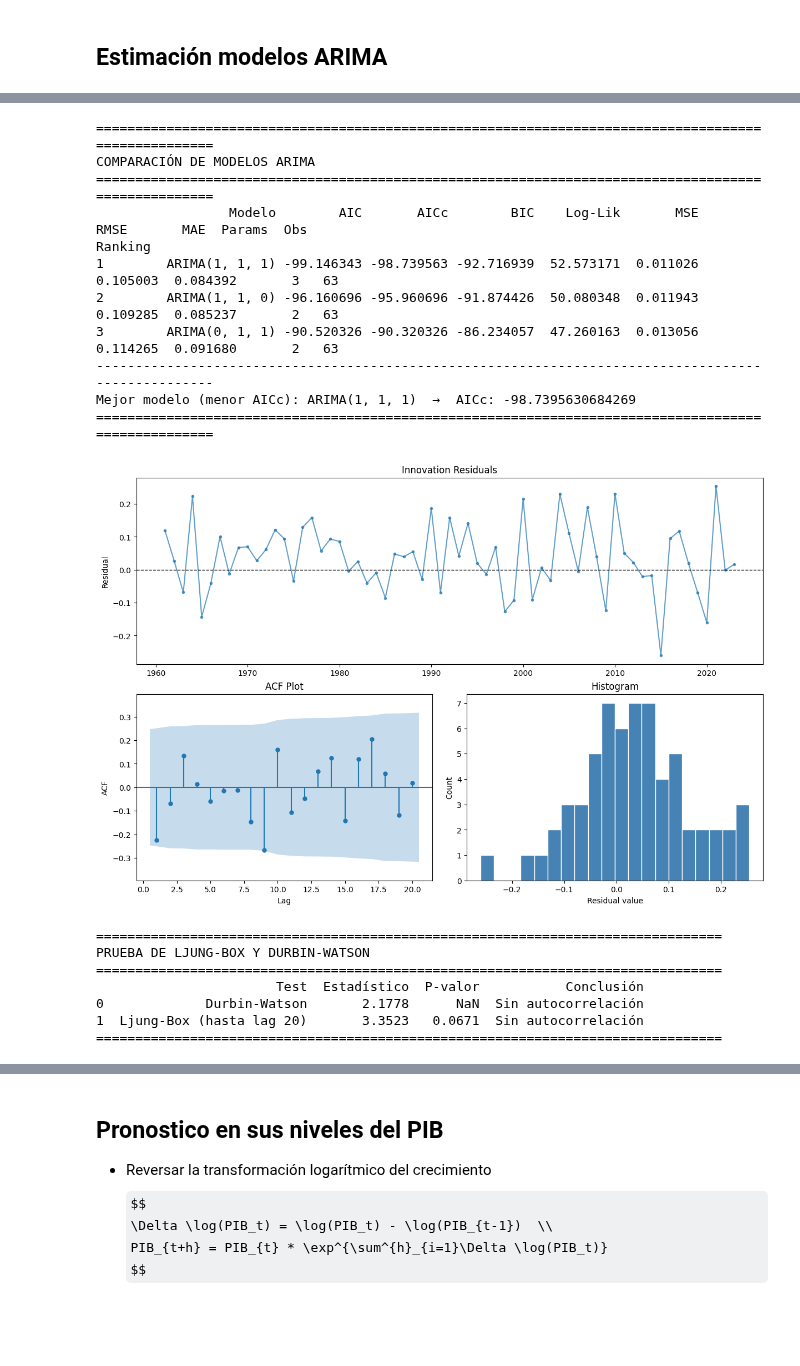
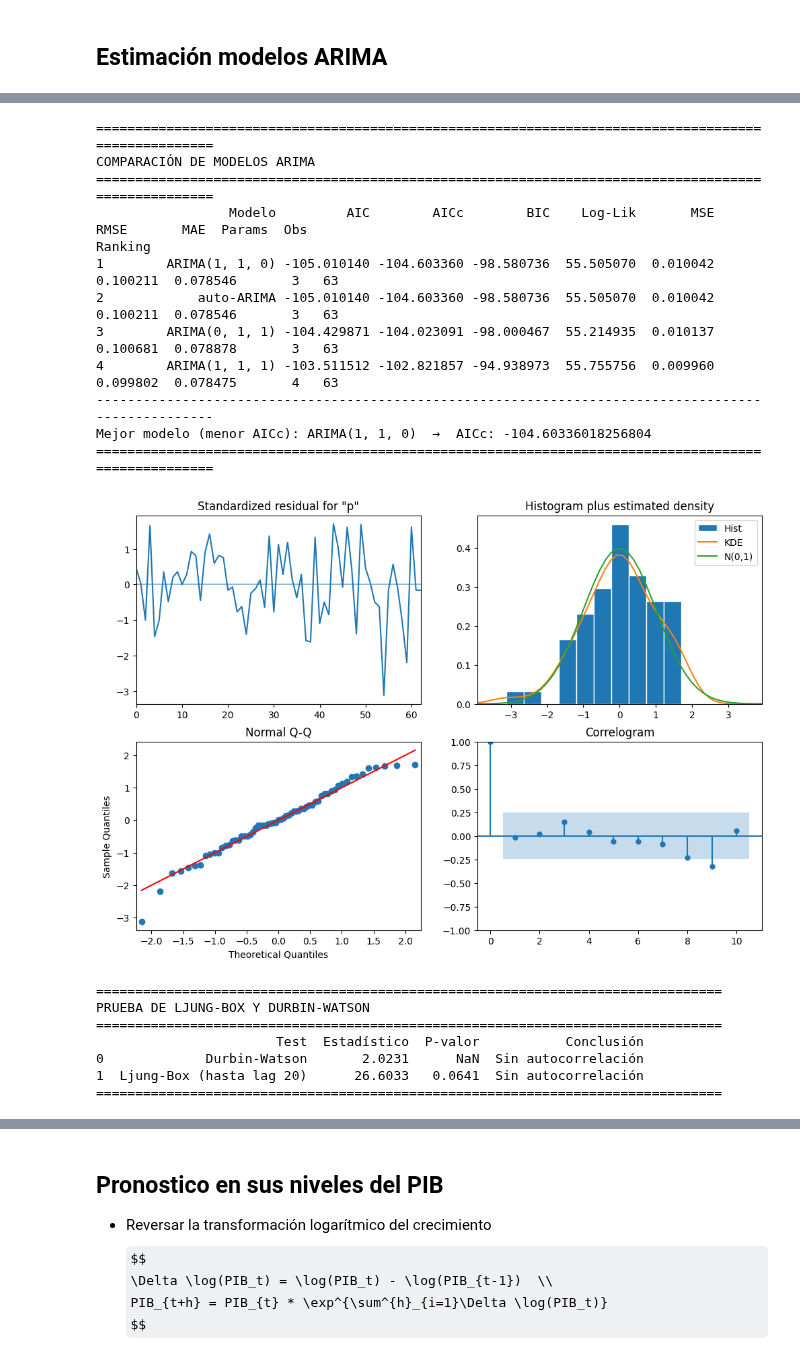
Before and after one commit to fersalme/regresion-lineal-series-tiempo, a Jupyter notebook: 03-modelos-ARMA-ARIMA/01-ejercicios-Python.ipynb, the cells around one changed output, grey strips where cells are left out. Cells and saved outputs as stored; diff of their text form; code cells hidden in the pictures; some formulas as TeX source; blank space fills up the shorter version.

```diff
--- a/03-modelos-ARMA-ARIMA/01-ejercicios-Python.ipynb
+++ b/03-modelos-ARMA-ARIMA/01-ejercicios-Python.ipynb
@@ -249,7 +249,7 @@ Warnings:
 [1] Covariance matrix calculated using the outer product of gradients (complex-step).
 # %%
 # ARIMA(1, 1, 1)
-m_arima111 = ARIMA(pib_crecimiento, order = (1, 0, 1), trend="n").fit()
+m_arima111 = ARIMA(pib_crecimiento, order = (1, 0, 1)).fit()
 print(m_arima111.summary())
 
 # guardar
@@ -272,3 +272,18 @@ Covariance Type:                  opg
 
 Warnings:
 [1] Covariance matrix calculated using the outer product of gradients (complex-step).
+# %%
+# Auto-ARIMA encuentra los parámetros óptimos automáticamente
+m_autoARIMA = auto_arima(pib_crecimiento,
+                         seasonal=False,      # No seasonal
+                         stepwise=True,       # Búsqueda por pasos
+                         trace=True,          # Mostrar progreso
+                         error_action='ignore',
+                         suppress_warnings=True,
+                         start_p=0, start_q=0, max_p=5, max_q=5, d=0)
+
+print("Auto-ARIMA")
+print(m_autoARIMA.summary())
+print(f'Parámetros óptimos: ARIMA{m_autoARIMA.order}')
+
+modelos["auto-ARIMA"] = ARIMA(pib_crecimiento, order = (1, 0, 0), trend="c").fit()
@@ -304,63 +337,43 @@ def comparar_modelos_arima(modelos: dict) -> pd.DataFrame:
     print("=" * 100)
 
 comparar_modelos_arima(modelos)
+
+mejor_modelo = modelos['ARIMA(1, 1, 0)']
 # %% [output]
 ====================================================================================================
 COMPARACIÓN DE MODELOS ARIMA
 ====================================================================================================
-                 Modelo        AIC       AICc        BIC    Log-Lik       MSE      RMSE       MAE  Params  Obs
+                 Modelo         AIC        AICc        BIC    Log-Lik       MSE      RMSE       MAE  Params  Obs
 Ranking
-1        ARIMA(1, 1, 1) -99.146343 -98.739563 -92.716939  52.573171  0.011026  0.105003  0.084392       3   63
-2        ARIMA(1, 1, 0) -96.160696 -95.960696 -91.874426  50.080348  0.011943  0.109285  0.085237       2   63
-3        ARIMA(0, 1, 1) -90.520326 -90.320326 -86.234057  47.260163  0.013056  0.114265  0.091680       2   63
+1        ARIMA(1, 1, 0) -105.010140 -104.603360 -98.580736  55.505070  0.010042  0.100211  0.078546       3   63
+2            auto-ARIMA -105.010140 -104.603360 -98.580736  55.505070  0.010042  0.100211  0.078546       3   63
+3        ARIMA(0, 1, 1) -104.429871 -104.023091 -98.000467  55.214935  0.010137  0.100681  0.078878       3   63
+4        ARIMA(1, 1, 1) -103.511512 -102.821857 -94.938973  55.755756  0.009960  0.099802  0.078475       4   63
 ----------------------------------------------------------------------------------------------------
-Mejor modelo (menor AICc): ARIMA(1, 1, 1)  →  AICc: -98.7395630684269
+Mejor modelo (menor AICc): ARIMA(1, 1, 0)  →  AICc: -104.60336018256804
 ====================================================================================================
 # %%
 # Verificar ruido blanco
 # Diagnostico del modelo
-def plot_diagnostics(modelo, n_lags=None):
+def plot_diagnostics(modelo, n_lags=10):
     if not "statsmodels" in str(type(modelo)):
         raise TypeError("El objeto debe ser un modelo ajustado de statsmodels.")
 
-    # Extraemos residuos directamente del objeto de resultados
-    resid = modelo.resid
-
-    fig, axes = plt.subplot_mosaic(
-        [["resid", "resid"], ["acf", "hist"]],
-        figsize=(12, 8),
-        constrained_layout=True
-    )
-
-    # Gráfico de Residuos
-    ax = axes["resid"]
-    ax.plot(resid, marker='.', linestyle='-', alpha=0.7)
-    ax.axhline(0, color='black', linestyle='--', linewidth=1)
-    ax.set(title="Innovation Residuals", ylabel="Residual")
-
-    # Gráfico ACF
-    ax = axes["acf"]
-    plot_acf(resid, ax=ax, zero=False, lags=n_lags, auto_ylims=True)
-    ax.set(title="ACF Plot", xlabel="Lag", ylabel='ACF')
-
-    # Histograma
-    ax = axes["hist"]
-    ax.hist(resid, bins=20, edgecolor='white', color='steelblue')
-    ax.set(title="Histogram", xlabel="Residual value", ylabel="Count")
-
+    # Diagnóstico
+    modelo.plot_diagnostics(figsize=(12,8))
     plt.show()
 
     # test_autocorrelacion
-    test_autocorrelacion(resid, n_lags=n_lags)
+    test_autocorrelacion(modelo.resid, n_lags=n_lags)
 
 # Ejecución de la función
-plot_diagnostics(modelo = modelos["ARIMA(1, 1, 0)"], n_lags=20)
+plot_diagnostics(modelo = mejor_modelo, n_lags=20)
 # %% [output]
-[figure, old version]
+[figure, new version]
 ================================================================================
 PRUEBA DE LJUNG-BOX Y DURBIN-WATSON
 ================================================================================
                        Test  Estadístico  P-valor           Conclusión
-0             Durbin-Watson       2.1778      NaN  Sin autocorrelación
-1  Ljung-Box (hasta lag 20)       3.3523   0.0671  Sin autocorrelación
+0             Durbin-Watson       2.0231      NaN  Sin autocorrelación
+1  Ljung-Box (hasta lag 20)      26.6033   0.0641  Sin autocorrelación
 ================================================================================
```
Also changed, not shown: parts of 12 cells of this notebook, 4 other files.
